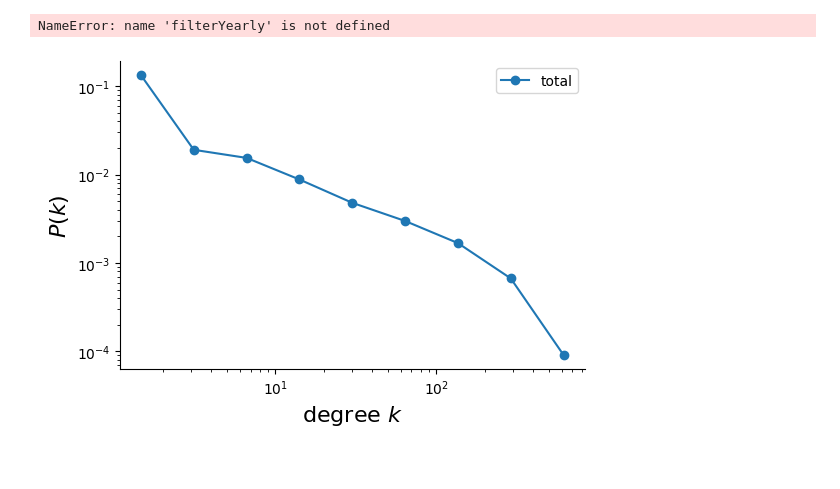
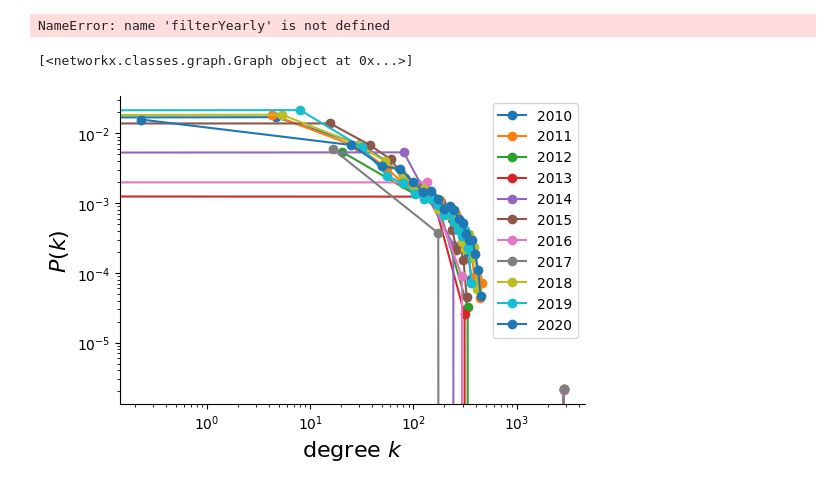
Before and after one commit to deliarm/672_final, a Jupyter notebook: main.ipynb, the cells around one changed output. Cells and saved outputs as stored; diff of their text form; code cells hidden in the pictures.

Commit message:
Now plots weighted degree distribution

```diff
--- a/main.ipynb
+++ b/main.ipynb
@@ -182,7 +182,7 @@ def GraphFromFileYearly(year):
     df_link=pd.read_csv("data/Filtered/links_"+str(year)+".csv",delimiter="\t")
     G = nx.Graph()
     for index,row in df_link.iterrows():
-        G.add_weighted_edges_from([(row['Source'],row['Target'] , row['Weight'])])
+        G.add_edge(row['Source'],row['Target'] , weight=row['Weight'])
     return G
 # %%
 def GraphFromFileTotal():
@@ -201,3 +199,8 @@ Total_Graph.append(GraphFromFileTotal())
+# %%
+Total_Graph = []
+Total_Graph.append(GraphFromFileTotal())
+# %% [output]
+[<networkx.classes.graph.Graph object at 0x...>]
 # %%
 def PlotGraphDegDistribution(Graph_list):
     fig = plt.figure(figsize=(6,4))
@@ -207,18 +210,20 @@ def PlotGraphDegDistribution(Graph_list):
         G = Graph_list[i]
         N = len(G)
         L = G.size()
-        degrees = [G.degree(node) for node in G]
+        degrees = [G.degree(node,weight='weight') for node in G]
         kmin = min(degrees)
         kmax = max(degrees)
-        bin_edges = np.logspace(np.log10(kmin), np.log10(kmax), num=10)
+
+        bin_edges = np.linspace(kmin, kmax, num=20)
 
         # histogram the data into these bins
         density, _ = np.histogram(degrees, bins=bin_edges, density=True)
 
 
         # "x" should be midpoint (IN LOG SPACE) of each bin
-        log_be = np.log10(bin_edges)
-        x = 10**((log_be[1:] + log_be[:-1])/2)
+        # log_be = np.log10(bin_edges)
+        # x = 10**((log_be[1:] + log_be[:-1])/2)
+        x = ((bin_edges[1:] + bin_edges[:-1])/2)
         label = 2010 +i if len(Graph_list) > 1 else "total"
         plt.loglog(x, density, marker='o', label = label)
 
@@ -234,7 +239,7 @@ def PlotGraphDegDistribution(Graph_list):
     plt.legend()
     plt.show()
 # %%
-# PlotGraphDegDistribution(Yearly_Graphs)           #for ploting total graph degree distribution
-PlotGraphDegDistribution(Total_Graph)               #for ploting total graph degree distribution
+PlotGraphDegDistribution(Yearly_Graphs)           #for ploting total graph degree distribution
+# PlotGraphDegDistribution(Total_Graph)               #for ploting total graph degree distribution
 # %% [output]
-[figure, old version]
+[figure, new version]
```
Also changed, not shown: parts of 2 cells of this notebook.
